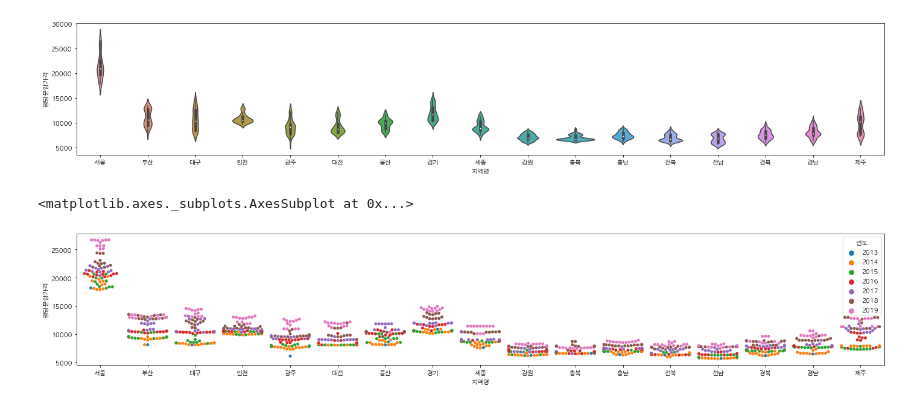
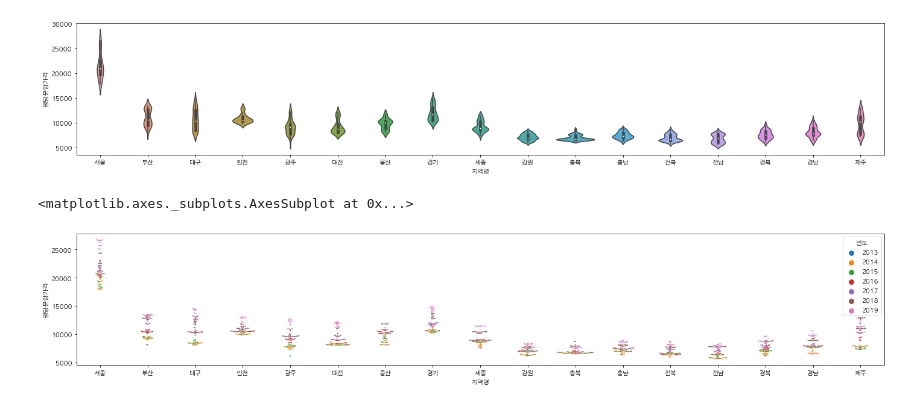
Before and after one commit to corazzon/open-data-analysis-basic, a Jupyter notebook: 01-apt-price-output.ipynb, the cells around one changed output. Drawn from its saved outputs; the diff is of its cells as text; code cells hidden in the pictures.

```diff
--- a/01-apt-price-output.ipynb
+++ b/01-apt-price-output.ipynb
@@ -1222,8 +1231,8 @@ sns.violinplot(data=df, x="지역명", y="평당분양가격")
 # %%
 # swarmplot 으로 지역별 평당분양가격을 그려봅니다.
 
 plt.figure(figsize=(24, 4))
-sns.swarmplot(data=df, x="지역명", y="평당분양가격", hue="연도")
+sns.swarmplot(data=df, x="지역명", y="평당분양가격", hue="연도", size=2)
 # %% [output]
 <matplotlib.axes._subplots.AxesSubplot at 0x...>
-[figure, old version]
+[figure, new version]
```
Also changed, not shown: parts of 18 cells of this notebook.
